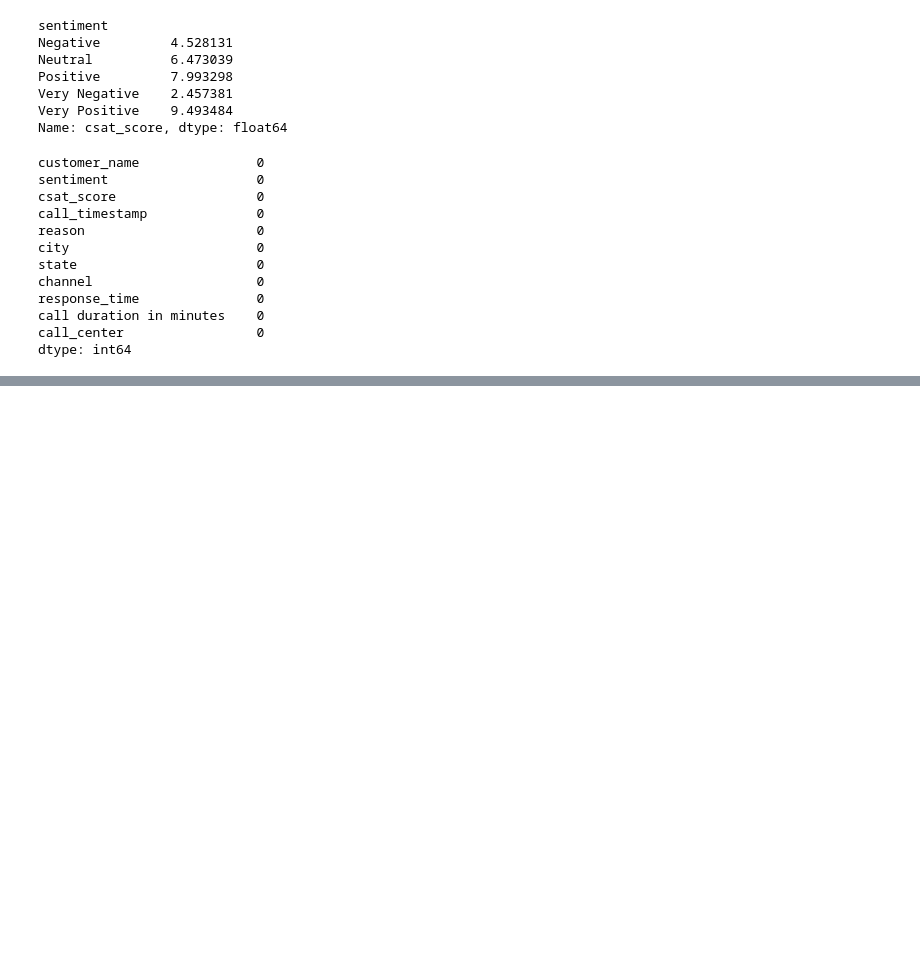
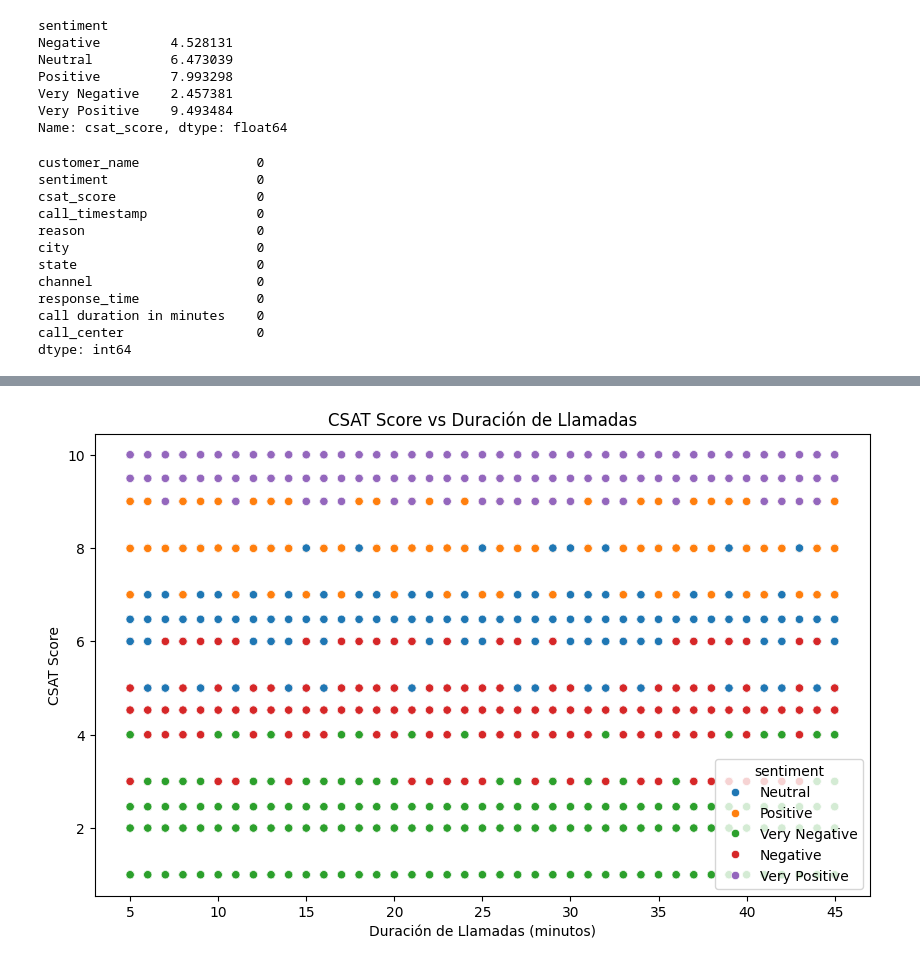
Before and after one commit to alvarosmms/EDA_Entrega, a Jupyter notebook: src/notebooks/notebook_EDA_inicial.ipynb, the cells around one changed output, grey strips where cells are left out. Saved outputs shown, nothing was run; the diff lists cells and outputs as text; code cells hidden in the pictures; blank space fills up the shorter version.

```diff
--- a/src/notebooks/notebook_EDA_inicial.ipynb
+++ b/src/notebooks/notebook_EDA_inicial.ipynb
@@ -210,0 +249,10 @@ Name: proportion, dtype: float64
+# %%
+# Relación entre CSAT Score y la duración de las llamadas
+plt.figure(figsize=(10, 6))
+sns.scatterplot(df, x='call duration in minutes', y='csat_score', hue='sentiment')
+plt.title("CSAT Score vs Duración de Llamadas")
+plt.xlabel("Duración de Llamadas (minutos)")
+plt.ylabel("CSAT Score")
+plt.show()
+# %% [output]
+[figure, added]
```
Also changed, not shown: parts of 23 cells of this notebook, 1 other file.
